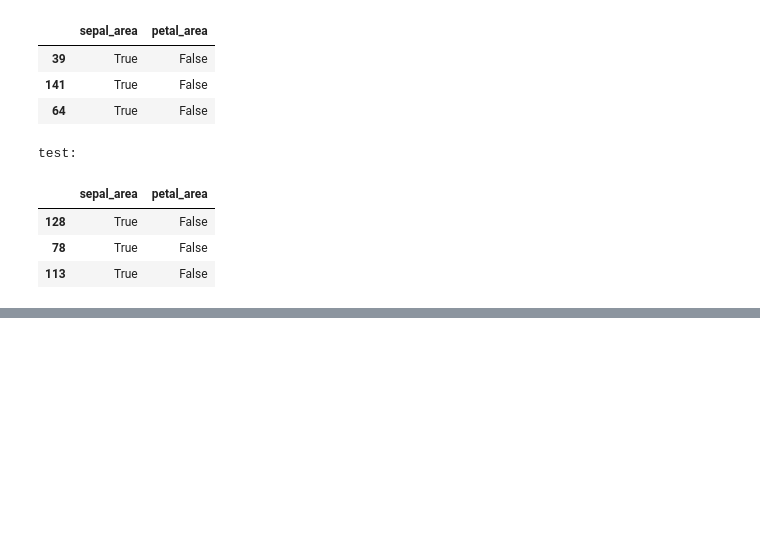
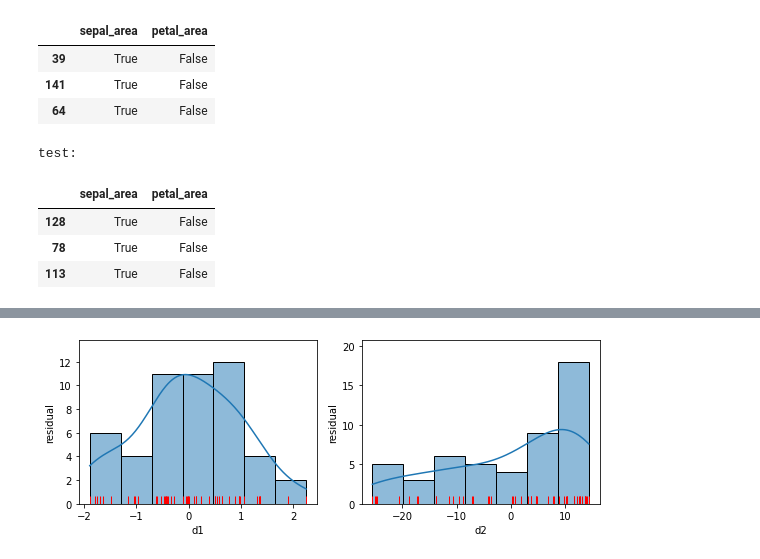
Before and after one commit to mfenner1/mlwpy_video_code, a Jupyter notebook: part_iii/04_ManualFeatureEngineering.ipynb, the cells around one changed output, grey strips where cells are left out. Drawn from its saved outputs; the diff is of its cells as text; code cells hidden in the pictures; blank space fills up the shorter version.

```diff
--- a/part_iii/04_ManualFeatureEngineering.ipynb
+++ b/part_iii/04_ManualFeatureEngineering.ipynb
@@ -314,0 +341,17 @@ test:
+# %%
+fig, axes = plt.subplots(1,2,figsize=(8,3))
+for ax, variable in zip(axes, ['d1', 'd2']):
+    predicted = (linear_model.LinearRegression()
+                             .fit(comparison[['x']],
+                                  comparison[[variable]])
+                             .predict(comparison[['x']])).reshape(-1)
+    actual = comparison[variable]
+
+    sns.histplot(predicted - actual, ax=ax, kde=True)
+    sns.rugplot(predicted - actual, ax=ax, height=.05, color='red')
+
+    ax.set_xlabel(variable)
+    ax.set_ylabel('residual')
+fig.tight_layout();
+# %% [output]
+[figure, added]
```
Also changed, not shown: parts of 12 cells of this notebook.
